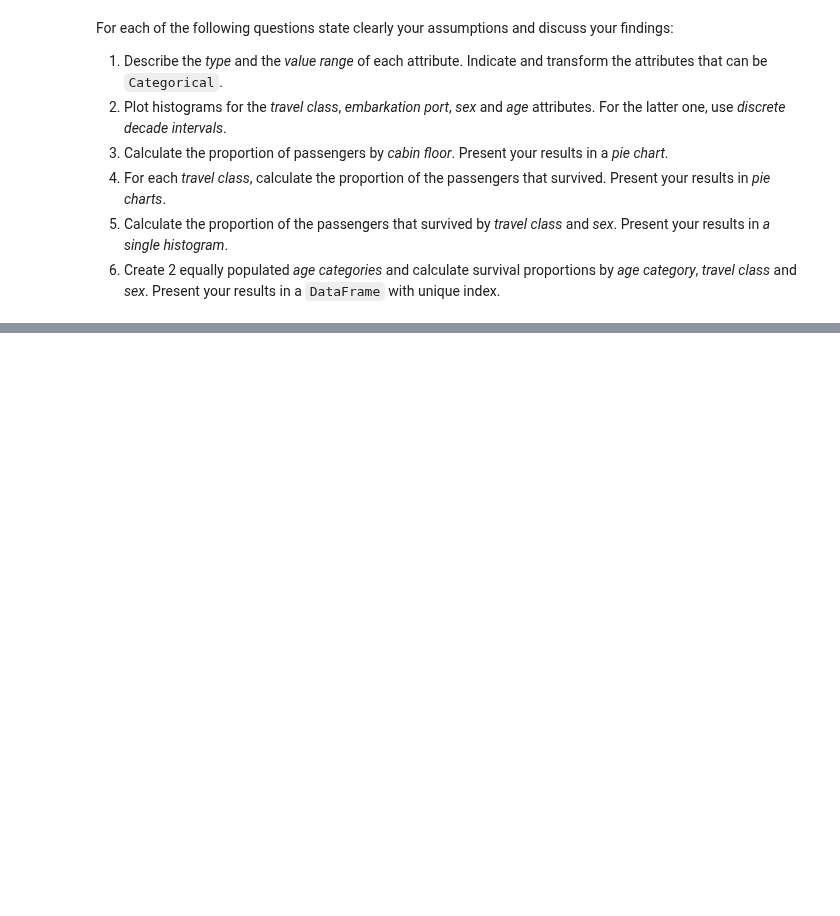
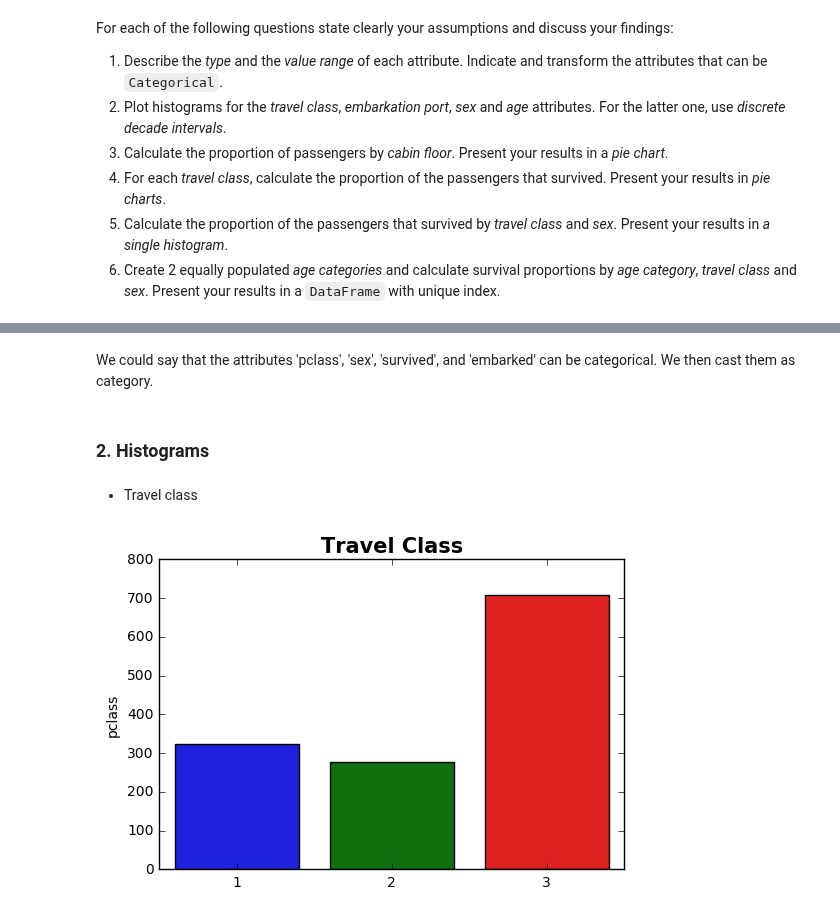
Before and after one commit to padesplaces/ada2017, a Jupyter notebook: hwk1/Homework 1.ipynb, the cells around one changed output, grey strips where cells are left out. Saved outputs shown, nothing was run; the diff lists cells and outputs as text; code cells hidden in the pictures; blank space fills up the shorter version.

```diff
--- a/hwk1/Homework 1.ipynb
+++ b/hwk1/Homework 1.ipynb
@@ -162,0 +256,2 @@ For each of the following questions state clearly your assumptions and discuss y
+# %% [markdown]
+We could say that the attributes 'pclass', 'sex', 'survived', and 'embarked' can be categorical. We then cast them as category.
@@ -162,0 +264,19 @@ For each of the following questions state clearly your assumptions and discuss y
+# %% [markdown]
+### 2. Histograms
+# %%
+import matplotlib.pyplot as plt
+import seaborn as sns
+
+# histogram function
+def hist(t, data, labs, rot):
+    fig, ax = plt.subplots()
+    ax.set_title(t, fontsize=15, fontweight='bold')
+    sns.barplot(labs, data, ax=ax)
+    locs, labels = plt.xticks()
+    plt.setp(labels, rotation=rot)
+# %% [markdown]
+- Travel class
+# %%
+hist('Travel Class', tf.pclass.value_counts(sort=False), tf.pclass.value_counts(sort=False).keys(), 0)
+# %% [output]
+[figure, added]
```
Also changed, not shown: parts of 28 cells of this notebook.
